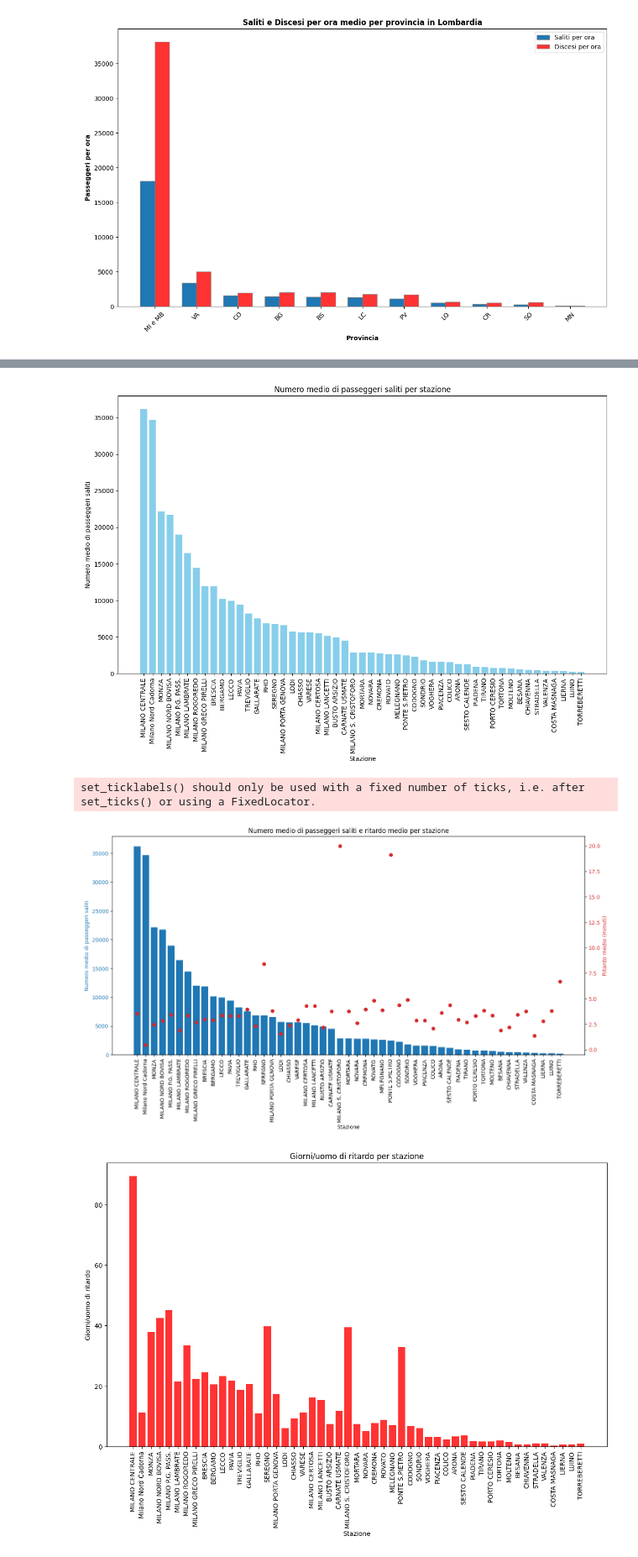
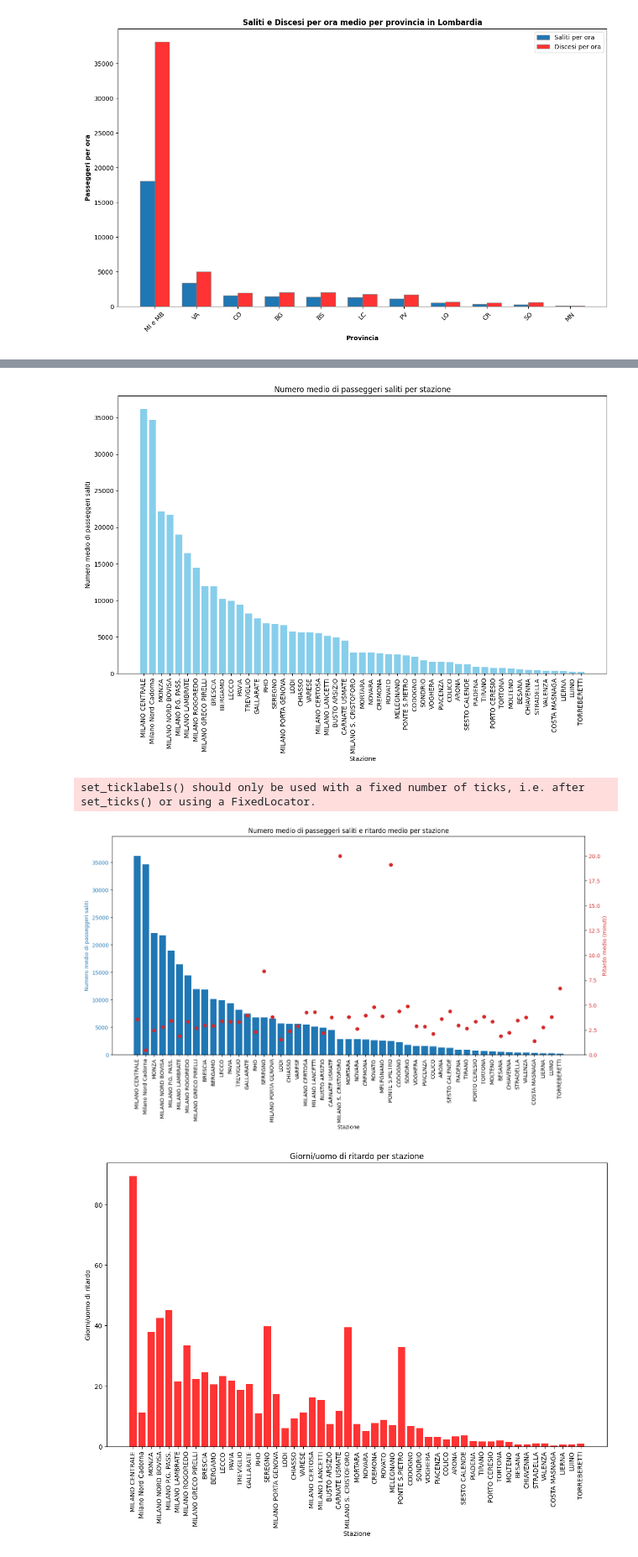
Before and after one commit to alemele01/vs24, a Jupyter notebook: pendolariItalia.ipynb, the cells around one changed output, grey strips where cells are left out. Shown at 84% size. Drawn from its saved outputs; the diff is of its cells as text; code cells hidden in the pictures.

```diff
--- a/pendolariItalia.ipynb
+++ b/pendolariItalia.ipynb
@@ -214,34 +214,39 @@ print(fermate_comuni_mean[['Stazione', 'Saliti24H', 'avg_arrival_delay', 'POINT_
 fermate_comuni_mean_sorted = fermate_comuni_mean.sort_values(by='Saliti24H', ascending=False)
 
 plt.figure(figsize=(14, 8))
 plt.bar(fermate_comuni_mean_sorted['Stazione'], fermate_comuni_mean_sorted['Saliti24H'], color='skyblue')
 plt.xlabel('Stazione')
 plt.ylabel('Numero medio di passeggeri saliti')
 plt.title('Numero medio di passeggeri saliti per stazione')
 plt.xticks(rotation=90)
 plt.show()
+
 fig, ax1 = plt.subplots(figsize=(14, 8))
 
 color = 'tab:blue'
 ax1.set_xlabel('Stazione')
 ax1.set_ylabel('Numero medio di passeggeri saliti', color=color)
 ax1.bar(fermate_comuni_mean_sorted['Stazione'], fermate_comuni_mean_sorted['Saliti24H'], color=color)
 ax1.tick_params(axis='y', labelcolor=color)
 ax1.set_xticklabels(fermate_comuni_mean_sorted['Stazione'], rotation=90)
 
 ax2 = ax1.twinx()
 color = 'tab:red'
 ax2.set_ylabel('Ritardo medio (minuti)', color=color)
 ax2.scatter(fermate_comuni_mean_sorted['Stazione'], fermate_comuni_mean_sorted['avg_arrival_delay'], color=color)
 ax2.tick_params(axis='y', labelcolor=color)
 
+# Ensure the y-axes are aligned
+ax1.set_ylim(0, max(fermate_comuni_mean_sorted['Saliti24H']) * 1.1)
+ax2.set_ylim(0, max(fermate_comuni_mean_sorted['avg_arrival_delay']) * 1.1)
+
 fig.tight_layout()
 plt.title('Numero medio di passeggeri saliti e ritardo medio per stazione')
 plt.show()
 # %% [output]
 [figure]
 set_ticklabels() should only be used with a fixed number of ticks, i.e. after set_ticks() or using a FixedLocator.
-[figure, old version]
+[figure, new version]
 # %%
 fermate_comuni_mean_sorted['Total_Delay_Minutes'] = (fermate_comuni_mean_sorted['avg_arrival_delay'] * fermate_comuni_mean_sorted['Saliti24H']) / (60 * 24)
 
```
